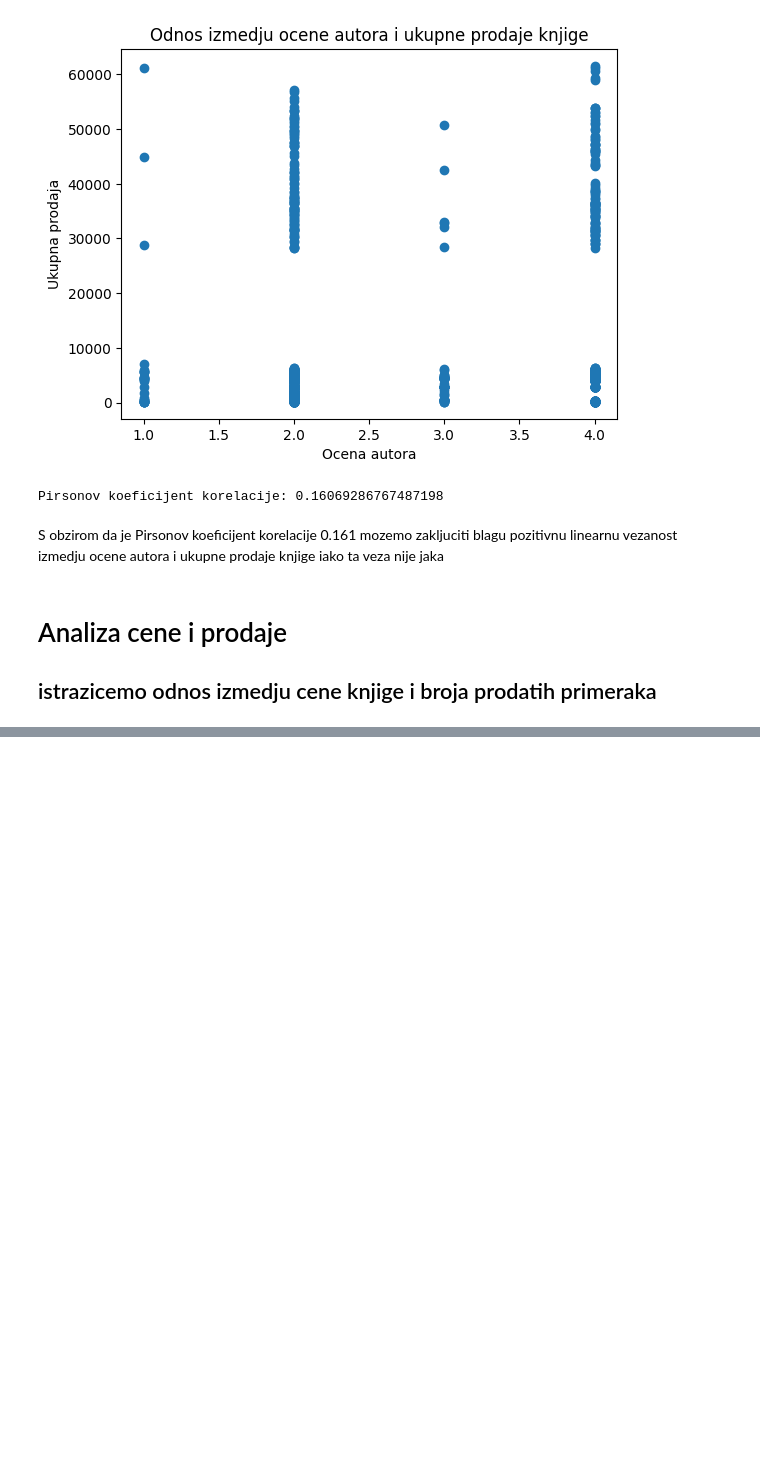
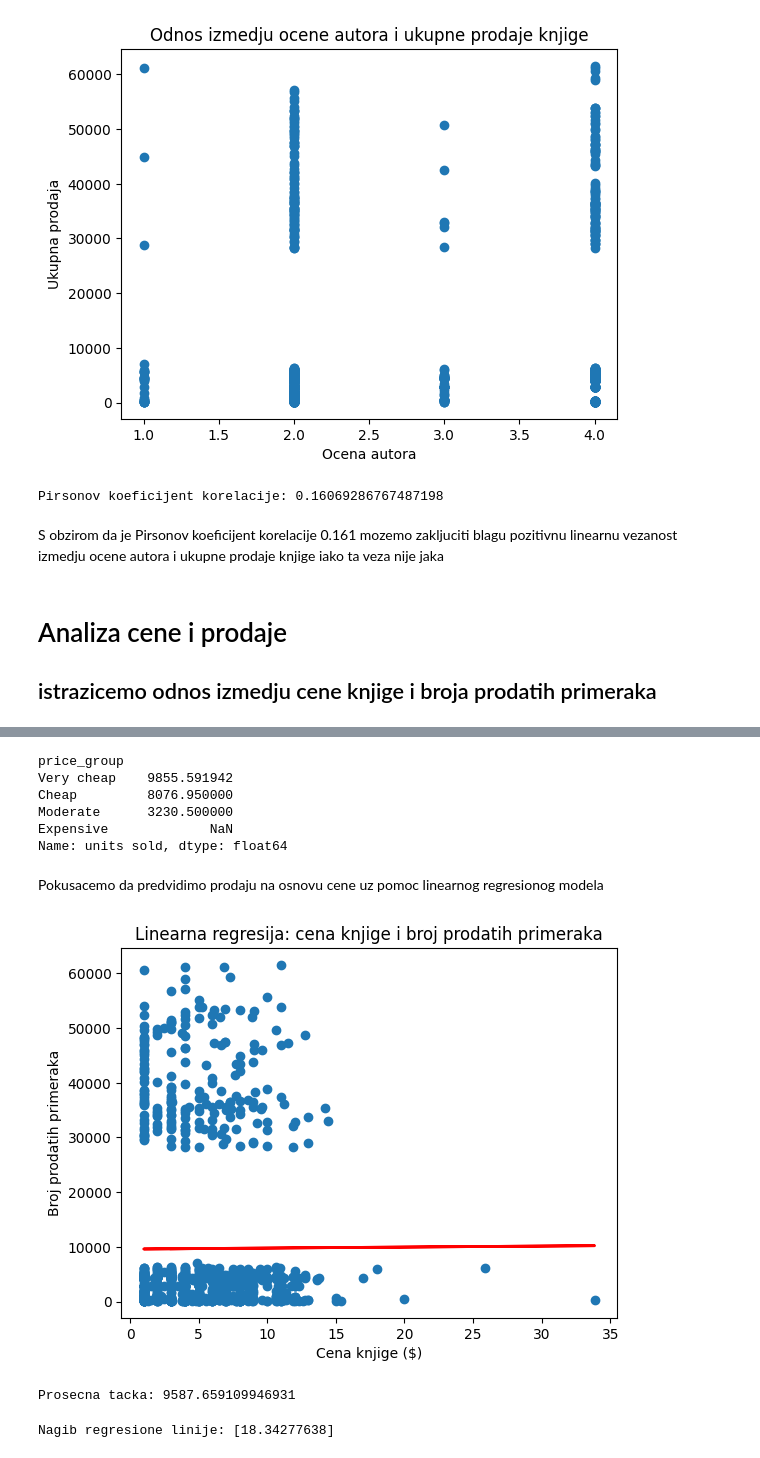
Before and after one commit to lamijakoca/Books_sales-ratings, a Jupyter notebook: books_analysis.ipynb, the cells around one changed output, grey strips where cells are left out. Drawn from its saved outputs; the diff is of its cells as text; code cells hidden in the pictures; blank space fills up the shorter version.

```diff
--- a/books_analysis.ipynb
+++ b/books_analysis.ipynb
@@ -194,0 +208,44 @@ S obzirom da je Pirsonov koeficijent korelacije 0.161 mozemo zakljuciti blagu po
+# %%
+import warnings
+warnings.simplefilter(action='ignore', category=FutureWarning)
+
+bins = [0, 10, 20, 35, float('inf')]
+labels = ['Very cheap', 'Cheap', 'Moderate', 'Expensive']
+df['price_group'] = pd.cut(df['sale price'], bins = bins, labels = labels)
+grouped_prices = df.groupby('price_group')['units sold'].mean()
+print(grouped_prices)
+# %% [output]
+price_group
+Very cheap    9855.591942
+Cheap         8076.950000
+Moderate      3230.500000
+Expensive             NaN
+Name: units sold, dtype: float64
+# %% [markdown]
+Pokusacemo da predvidimo prodaju na osnovu cene uz pomoc linearnog regresionog modela
+# %%
+from sklearn.linear_model import LinearRegression
+import numpy as np
+
+X = df['sale price'].values.reshape(-1,1)
+y = df['units sold'].values
+
+model = LinearRegression()
+model.fit(X, y)
+
+plt.scatter(X, y)
+plt.plot(X, model.predict(X), color='red', linewidth=2)
+plt.title('Linearna regresija: cena knjige i broj prodatih primeraka')
+plt.xlabel('Cena knjige ($)')
+plt.ylabel('Broj prodatih primeraka')
+plt.show()
+# %% [output]
+[figure, added]
+# %%
+print(f'Prosecna tacka: {model.intercept_}')
+# %% [output]
+Prosecna tacka: 9587.659109946931
+# %%
+print(f'Nagib regresione linije: {model.coef_}')
+# %% [output]
+Nagib regresione linije: [18.34277638]
```
Also changed, not shown: parts of 3 cells of this notebook.
